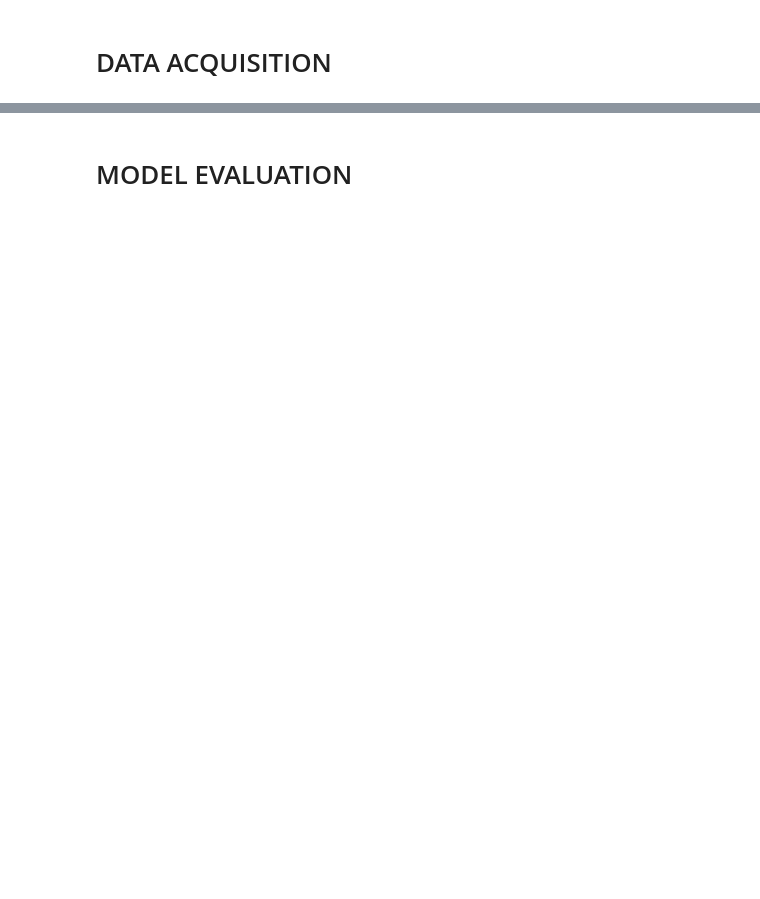
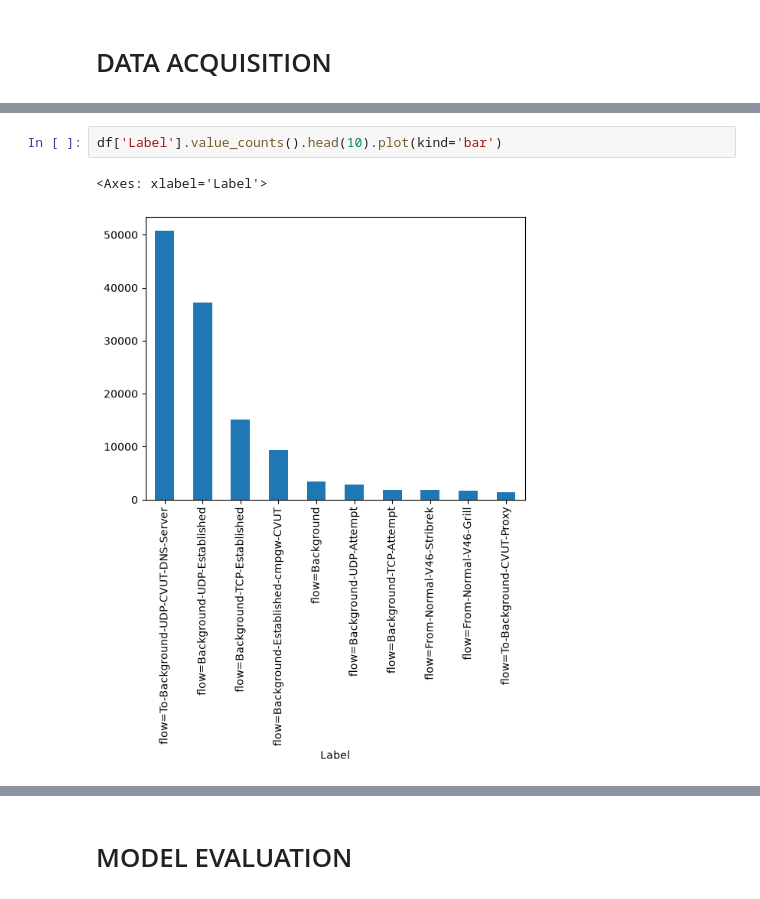
Before and after one commit to andco95/AI4C-25-26, a Jupyter notebook: notebooks/AI4C_Project.ipynb, the cells around one changed output, grey strips where cells are left out. Saved outputs shown, nothing was run; the diff lists cells and outputs as text; blank space fills up the shorter version.

```diff
--- a/notebooks/AI4C_Project.ipynb
+++ b/notebooks/AI4C_Project.ipynb
@@ -83,3 +58,8 @@ dtype: object
 | 2 | 2011/08/15 16:43:32.456441 | 13.350228 | tcp | 212.93.105.52 | 14906 | -> | 147.32.84.229 | 13363 | SRA_SA | 0.0 | 0.0 | ... |
 | 3 | 2011/08/15 16:43:32.850648 | 13.010090 | tcp | 212.93.105.52 | 60349 | -> | 147.32.84.229 | 443 | SRA_SA | 0.0 | 0.0 | ... |
 | 4 | 2011/08/15 16:45:09.305002 | 20.990047 | tcp | 115.127.24.116 | 3198 | -> | 147.32.84.229 | 443 | SR_SA | 0.0 | 0.0 | ... |
+# %%
+df['Label'].value_counts().head(10).plot(kind='bar')
+# %% [output]
+<Axes: xlabel='Label'>
+[figure, added]
```
Also changed, not shown: parts of 33 cells of this notebook.
